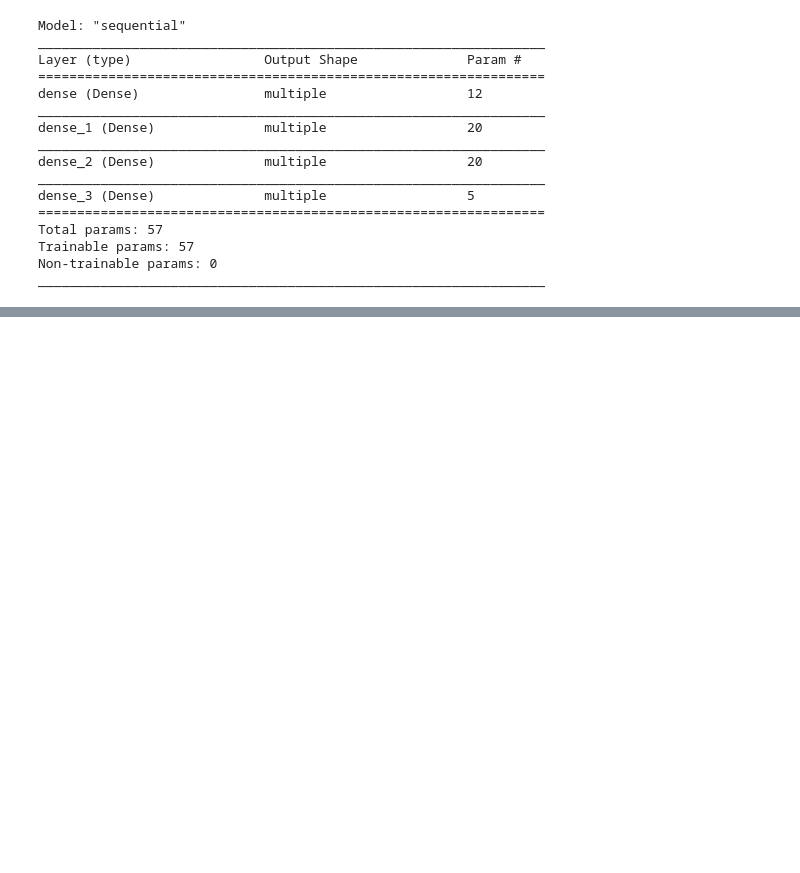
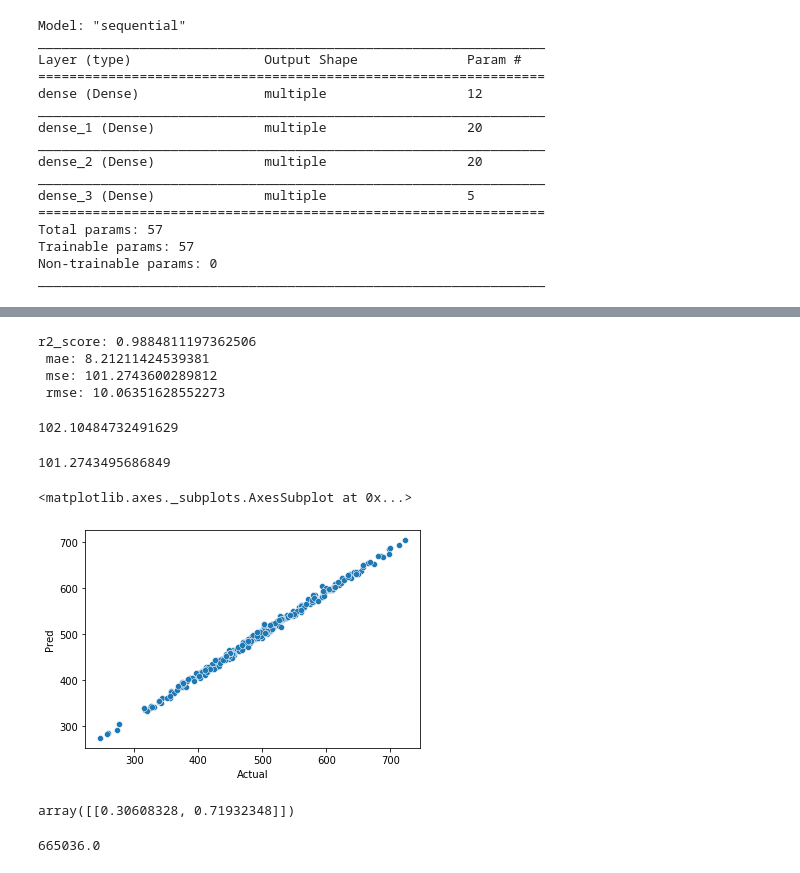
Before and after one commit to Ferhat1773/My_Python_Projects, a Jupyter notebook: DP Notebooks/DP First notebook.ipynb, the cells around one changed output, grey strips where cells are left out. Saved outputs shown, nothing was run; the diff lists cells and outputs as text; code cells hidden in the pictures; blank space fills up the shorter version.

```diff
--- a/DP Notebooks/DP First notebook.ipynb
+++ b/DP Notebooks/DP First notebook.ipynb
@@ -159,0 +160,15 @@ compare.head(5)
+# %%
+eval_metrics(y_test,y_pred)
+# %% [output]
+r2_score: 0.9884811197362506
+ mae: 8.21211424539381
+ mse: 101.2743600289812
+ rmse: 10.06351628552273
+# %%
+model.evaluate(X_train,y_train, verbose=0)
+# %% [output]
+102.10484732491629
+# %%
+model.evaluate(X_test,y_test, verbose=0)
+# %% [output]
+101.2743495686849
@@ -159,0 +177,5 @@ compare.head(5)
+# %%
+sns.scatterplot(x="Actual",y="Pred",data=compare)
+# %% [output]
+<matplotlib.axes._subplots.AxesSubplot at 0x...>
+[figure, added]
@@ -159,0 +186,8 @@ compare.head(5)
+# %%
+scaler.transform(new_data)
+# %% [output]
+array([[0.30608328, 0.71932348]])
+# %%
+model.predict(new_data)[0][0]
+# %% [output]
+665036.0
```
Also changed, not shown: parts of 12 cells of this notebook, 22 other files.
